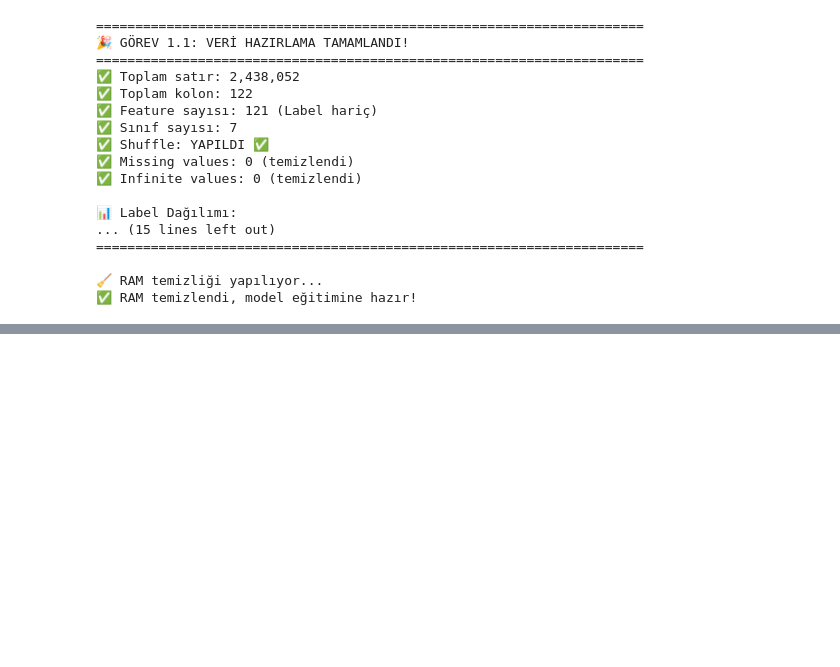
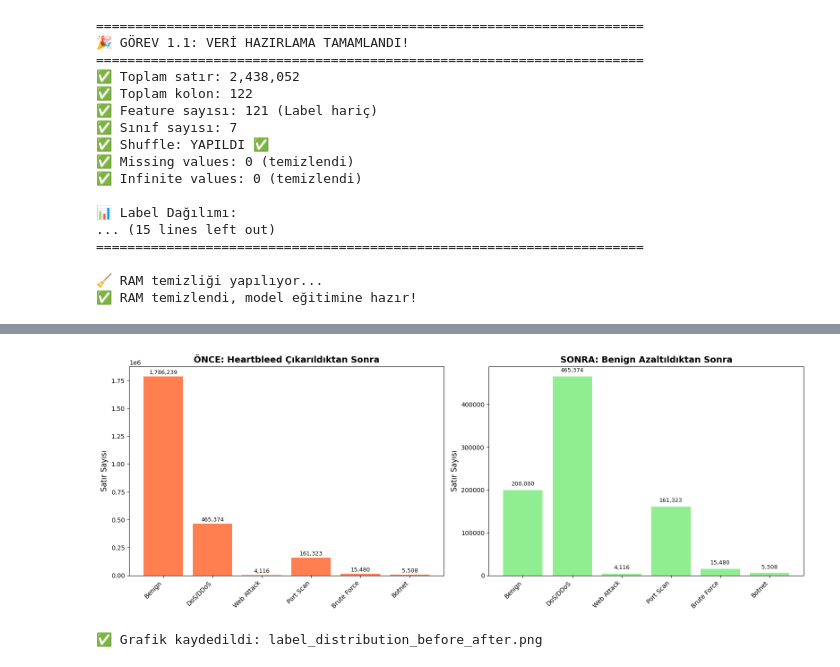
Before and after one commit to Scoksuzoglu/Intelligent-Security, a Jupyter notebook: notebooks/03_data_preparation.ipynb, the cells around one changed output, grey strips where cells are left out. Cells and saved outputs as stored; diff of their text form; code cells hidden in the pictures; blank space fills up the shorter version.

```diff
--- a/notebooks/03_data_preparation.ipynb
+++ b/notebooks/03_data_preparation.ipynb
@@ -208,0 +370,37 @@ print("✅ RAM temizlendi, model eğitimine hazır!")
+# %%
+# =====================================================
+# CELL 10: ÖNCE/SONRA GÖRSELLEŞTİRME
+# =====================================================
+
+fig, axes = plt.subplots(1, 2, figsize=(16, 6))
+
+# ÖNCE (Original - Heartbleed çıkarıldıktan sonra)
+axes[0].bar(range(6), [label_counts_new[i] for i in range(6)], color='coral')
+axes[0].set_xticks(range(6))
+axes[0].set_xticklabels([CLASS_NAMES_NEW[i] for i in range(6)], rotation=45, ha='right')
+axes[0].set_title('ÖNCE: Heartbleed Çıkarıldıktan Sonra', fontsize=14, fontweight='bold')
+axes[0].set_ylabel('Satır Sayısı', fontsize=12)
+
+# Her bar üzerine sayı yaz
+for i, count in enumerate([label_counts_new[i] for i in range(6)]):
+    axes[0].text(i, count + 20000, f'{count:,}', ha='center', fontsize=9)
+
+# SONRA (Balanced)
+axes[1].bar(range(6), [label_counts_balanced[i] for i in range(6)], color='lightgreen')
+axes[1].set_xticks(range(6))
+axes[1].set_xticklabels([CLASS_NAMES_NEW[i] for i in range(6)], rotation=45, ha='right')
+axes[1].set_title('SONRA: Benign Azaltıldıktan Sonra', fontsize=14, fontweight='bold')
+axes[1].set_ylabel('Satır Sayısı', fontsize=12)
+
+# Her bar üzerine sayı yaz
+for i, count in enumerate([label_counts_balanced[i] for i in range(6)]):
+    axes[1].text(i, count + 10000, f'{count:,}', ha='center', fontsize=9)
+
+plt.tight_layout()
+plt.savefig('../data/label_distribution_before_after.png', dpi=300, bbox_inches='tight')
+plt.show()
+
+print("✅ Grafik kaydedildi: label_distribution_before_after.png")
+# %% [output]
+[figure, added]
+✅ Grafik kaydedildi: label_distribution_before_after.png
```
Also changed, not shown: parts of 7 cells of this notebook, 11 other files.
